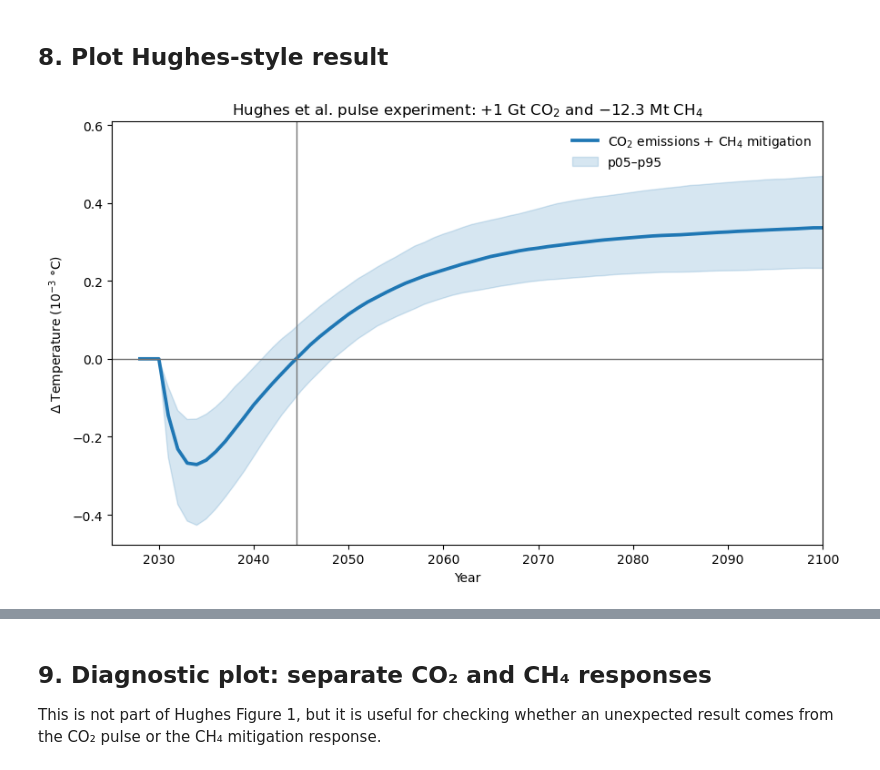
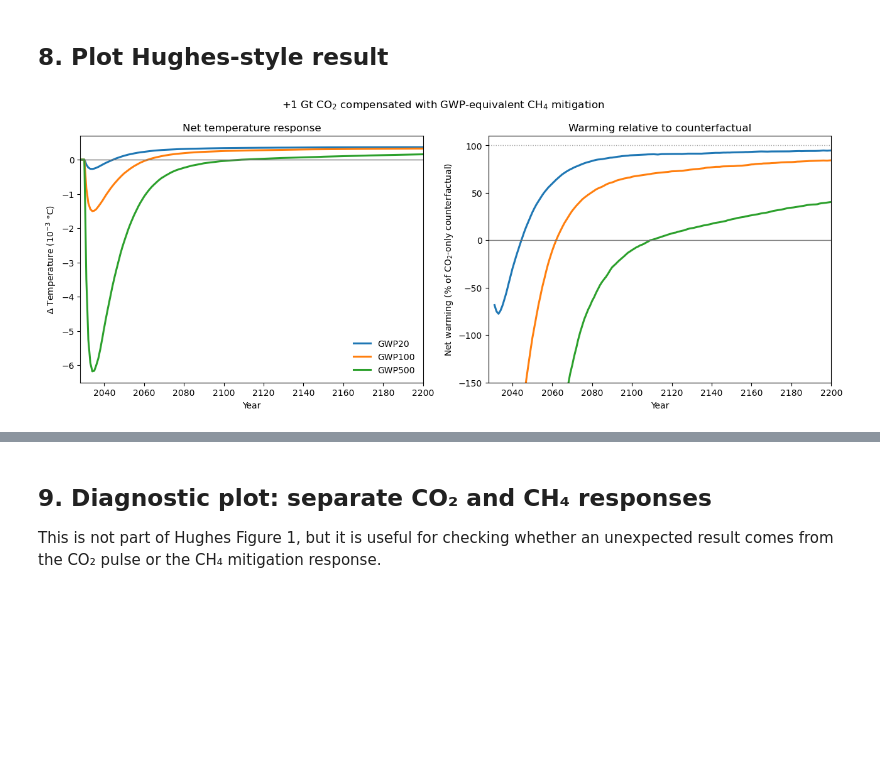
Before and after one commit to carbonplan/slcp-offsetting, a Jupyter notebook: notebooks/Sandbox_FaIR_Hughes.ipynb, the cells around one changed output, grey strips where cells are left out. Cells and saved outputs as stored; diff of their text form; code cells hidden in the pictures; blank space fills up the shorter version.

Commit message:
Figure updates and new pulse experiment in sandbox

```diff
--- a/notebooks/Sandbox_FaIR_Hughes.ipynb
+++ b/notebooks/Sandbox_FaIR_Hughes.ipynb
@@ -38,7 +38,10 @@ CH4_LIFETIME_140 = "../timeseries-data/input-data/fair/CH4_lifetime_calibration1
 BASELINE = "ssp126"
 PULSE_YEAR = 2030
 CO2_PULSE_GT = 1.0
-CH4_MITIGATION_MT = -12.3
+CH4_MITIGATION_MT = {
+    "GWP20": -12.3,                              # exact Hughes perturbation
+    "GWP100": -1000 * CO2_PULSE_GT / 27.9,
+    "GWP500": -1000 * CO2_PULSE_GT / 7.95,}
 
 # Add lifetime and emissions scaling
 CH4_BASE_LIFETIME_YR = 8.7 #Baseline is 10.007 yrs
@@ -77,7 +80,7 @@ CH4 emissions scaled by 1.250
 # %%
 df_configs = pd.read_csv(FAIR_PARAMS_141, index_col=0)
 configs = df_configs.index
-scenarios = [BASELINE, "co2_pulse", "ch4_mitigation", "net"]
+scenarios = [BASELINE, "co2_pulse", "ch4_mitigation", "net_gwp20", "net_gwp100", "net_gwp500",]
 
 f = FAIR(ch4_method="Thornhill2021")
 f.define_time(START_YEAR, END_YEAR, 1)
@@ -148,11 +151,13 @@ print("FaIR pulse timepoint:", pulse_time)
 
 # +1 Gt CO2 pulse
 f.emissions.loc[dict(timepoints=pulse_time, scenario="co2_pulse", specie="CO2 FFI")].values += CO2_PULSE_GT
-# -12.3 Mt CH4 mitigation pulse
-f.emissions.loc[dict(timepoints=pulse_time, scenario="ch4_mitigation", specie="CH4")].values += CH4_MITIGATION_MT
-# combined Hughes experiment
-f.emissions.loc[dict(timepoints=pulse_time, scenario="net", specie="CO2 FFI")].values += CO2_PULSE_GT
-f.emissions.loc[dict(timepoints=pulse_time, scenario="net", specie="CH4")].values += CH4_MITIGATION_MT
+# Hughes GWP20 methane-only perturbation retained for diagnostics
+f.emissions.loc[dict(timepoints=pulse_time, scenario="ch4_mitigation", specie="CH4")].values += CH4_MITIGATION_MT["GWP20"]
+# combined CO2 + CH4 perturbations under each GWP
+for gwp, ch4_mt in CH4_MITIGATION_MT.items():
+    scen = f"net_{gwp.lower()}"
+    f.emissions.loc[dict(timepoints=pulse_time, scenario=scen, specie="CO2 FFI")].values += CO2_PULSE_GT
+    f.emissions.loc[dict(timepoints=pulse_time, scenario=scen, specie="CH4")].values += ch4_mt
 # %% [output]
 FaIR pulse timepoint: 2029.5
 # %% [markdown]
@@ -271,26 +289,90 @@ Median peak cooling: -0.271 × 10⁻³ K in 2033
 # %% [markdown]
 ## 8. Plot Hughes-style result
 # %%
+fig, axes = plt.subplots(1, 2, figsize=(13, 5.2), sharex=True)
+
+m = (plot_years >= 2028) & (plot_years <= 2200)
+
+# absolute temperature response
+for gwp, y in net_p50.items():
+    axes[0].plot(plot_years[m], y[m] * 1e3, linewidth=2.2, label=gwp)
+
+axes[0].axhline(0, color="0.45", linewidth=1)
+axes[0].set_ylabel("Δ Temperature ($10^{-3}$ °C)")
+axes[0].set_title("Net temperature response")
+axes[0].legend(frameon=False)
+
+# net temperature as percentage of CO2-only counterfactual warming
+valid = np.abs(co2_p50) > 1e-12
+
+for gwp, y in net_p50.items():
+    pct_counterfactual = np.full_like(y, np.nan)
+    pct_counterfactual[valid] = 100 * y[valid] / co2_p50[valid]
+    axes[1].plot(plot_years[m], pct_counterfactual[m], linewidth=2.2, label=gwp,)
+
+axes[1].axhline(0, color="0.45", linewidth=1)
+axes[1].set_ylim(-150, 110)
+axes[1].axhline(100, color="0.65", linestyle=":", linewidth=1)
+axes[1].set_ylabel("Net warming (% of CO$_2$-only counterfactual)")
+axes[1].set_title("Warming relative to counterfactual")
+
+for ax in axes:
+    ax.set_xlim(2028, 2200)
+    ax.set_xlabel("Year")
+
+fig.suptitle("+1 Gt CO$_2$ compensated with GWP-equivalent CH$_4$ mitigation")
+fig.tight_layout()
+plt.show()
+
 fig, ax = plt.subplots(figsize=(9, 5.6))
 
 x = plot_years[mask]
-y = net_p50[mask] * 1e3
-lo = net_p05[mask] * 1e3
-hi = net_p95[mask] * 1e3
+y = net_p50["GWP20"][mask] * 1e3
+lo = net_p05["GWP20"][mask] * 1e3
+hi = net_p95["GWP20"][mask] * 1e3
+cross = cross_years["GWP20"]
 
 line, = ax.plot(x, y, linewidth=2.7, label="CO$_2$ emissions + CH$_4$ mitigation")
 ax.fill_between(x, lo, hi, color=line.get_color(), alpha=0.18, label="p05–p95")
 
 ax.axhline(0, color="0.45", linewidth=1)
 if np.isfinite(cross):
     ax.axvline(cross, color="0.45", linewidth=1)
 
 ax.set_xlim(2025, 2100)
 ax.set_xlabel("Year")
 ax.set_ylabel("Δ Temperature ($10^{-3}$ °C)")
 ax.set_title("Hughes et al. pulse experiment: +1 Gt CO$_2$ and −12.3 Mt CH$_4$")
 ax.legend(frameon=False)
 fig.tight_layout()
 plt.show()
+
+
+# summarize recovery as years after initial perturbation
+def threshold_year(x, y, threshold, start=PULSE_YEAR):
+    m = (x >= start) & np.isfinite(y)
+    xx, yy = x[m], y[m]
+    for i in range(1, len(yy)):
+        if yy[i-1] < threshold <= yy[i]:
+            year = xx[i-1] + (threshold - yy[i-1]) * (xx[i] - xx[i-1]) / (yy[i] - yy[i-1])
+            return year - PULSE_YEAR
+    return np.nan
+
+rows = []
+valid = np.abs(co2_p50) > 1e-12
+
+for gwp, y in net_p50.items():
+    pct = np.full_like(y, np.nan)
+    pct[valid] = 100 * y[valid] / co2_p50[valid]
+
+    rows.append({
+        "Scenario": gwp,
+        "Crossover (0%)": threshold_year(plot_years, pct, 0),
+        "25%": threshold_year(plot_years, pct, 25),
+        "50%": threshold_year(plot_years, pct, 50),
+        "75%": threshold_year(plot_years, pct, 75),})
+
+threshold_table = pd.DataFrame(rows).set_index("Scenario").round(1)
+threshold_table
 # %% [output]
-[figure, old version]
+[figure, new version]
```
Also changed, not shown: parts of 5 cells of this notebook, 2 other files.
